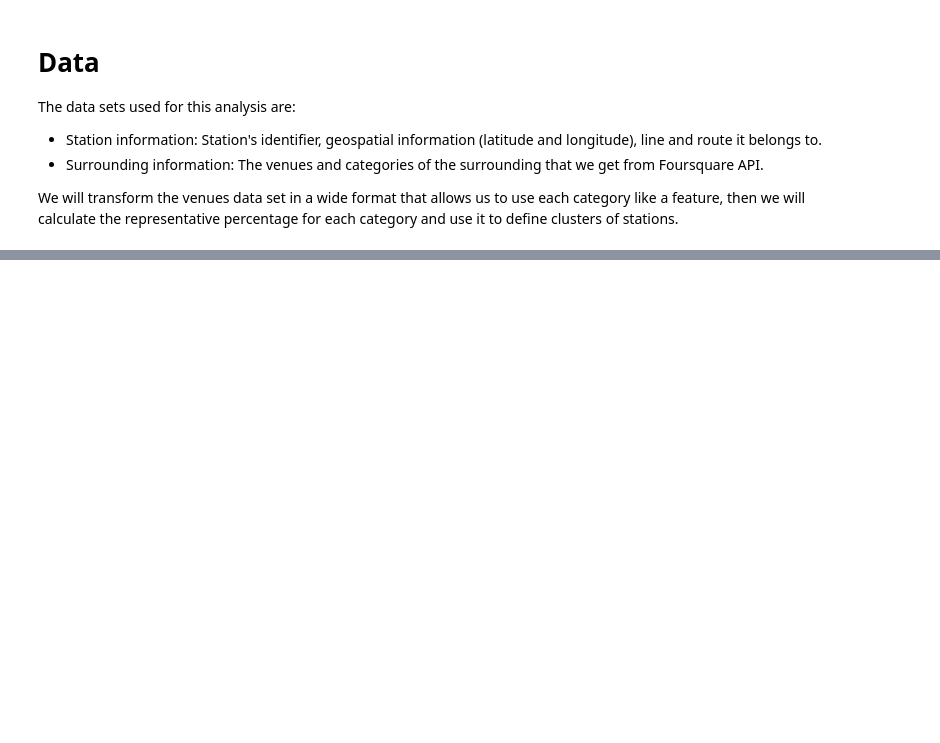
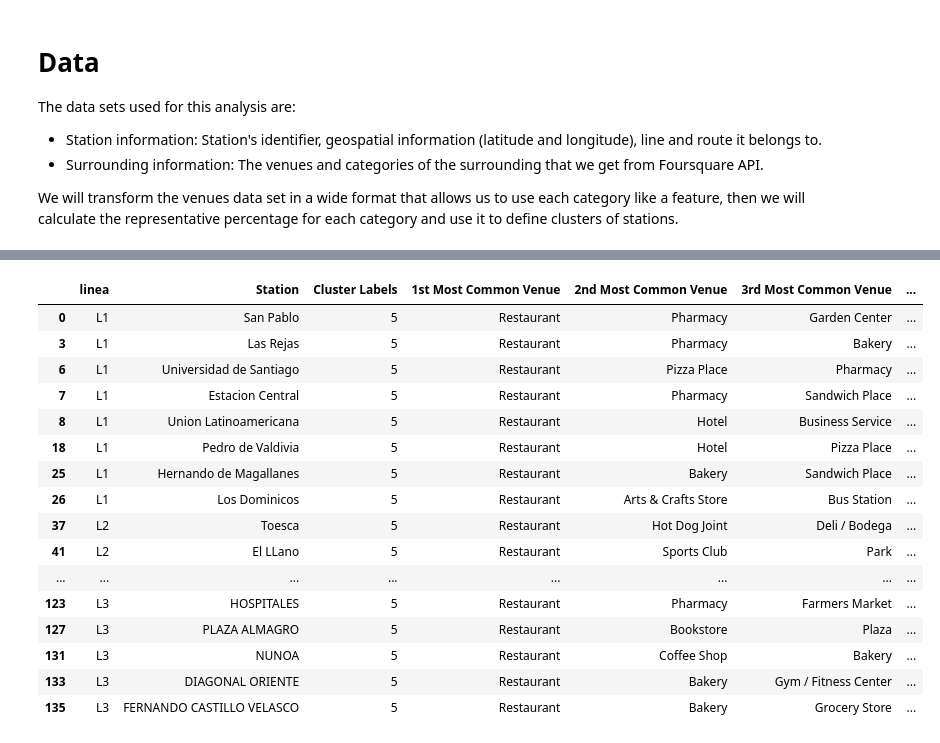
Before and after one commit to dehuencho/Coursera_Capstone, a Jupyter notebook: CapstoneNotebook.ipynb, the cells around one changed output, grey strips where cells are left out. Cells and saved outputs as stored; diff of their text form; code cells hidden in the pictures; blank space fills up the shorter version.

```diff
--- a/CapstoneNotebook.ipynb
+++ b/CapstoneNotebook.ipynb
@@ -32,0 +638,20 @@ We will transform the venues data set in a wide format that allows us to use eac
+# %%
+metro_merged.loc[metro_merged['Cluster Labels'] == 5, metro_merged.columns[[1] + list(range(5, metro_merged.shape[1]))]]
+# %% [output]
+|  | linea | Station | Cluster Labels | 1st Most Common Venue | 2nd Most Common Venue | 3rd Most Common Venue | ... |
+| 0 | L1 | San Pablo | 5 | Restaurant | Pharmacy | Garden Center | ... |
+| 3 | L1 | Las Rejas | 5 | Restaurant | Pharmacy | Bakery | ... |
+| 6 | L1 | Universidad de Santiago | 5 | Restaurant | Pizza Place | Pharmacy | ... |
+| 7 | L1 | Estacion Central | 5 | Restaurant | Pharmacy | Sandwich Place | ... |
+| 8 | L1 | Union Latinoamericana | 5 | Restaurant | Hotel | Business Service | ... |
+| 18 | L1 | Pedro de Valdivia | 5 | Restaurant | Hotel | Pizza Place | ... |
+| 25 | L1 | Hernando de Magallanes | 5 | Restaurant | Bakery | Sandwich Place | ... |
+| 26 | L1 | Los Dominicos | 5 | Restaurant | Arts & Crafts Store | Bus Station | ... |
+| 37 | L2 | Toesca | 5 | Restaurant | Hot Dog Joint | Deli / Bodega | ... |
+| 41 | L2 | El LLano | 5 | Restaurant | Sports Club | Park | ... |
+| ... | ... | ... | ... | ... | ... | ... | ... |
+| 123 | L3 | HOSPITALES | 5 | Restaurant | Pharmacy | Farmers Market | ... |
+| 127 | L3 | PLAZA ALMAGRO | 5 | Restaurant | Bookstore | Plaza | ... |
+| 131 | L3 | NUNOA | 5 | Restaurant | Coffee Shop | Bakery | ... |
+| 133 | L3 | DIAGONAL ORIENTE | 5 | Restaurant | Bakery | Gym / Fitness Center | ... |
+| 135 | L3 | FERNANDO CASTILLO VELASCO | 5 | Restaurant | Bakery | Grocery Store | ... |
```
Also changed, not shown: parts of 54 cells of this notebook, 5 other files.
